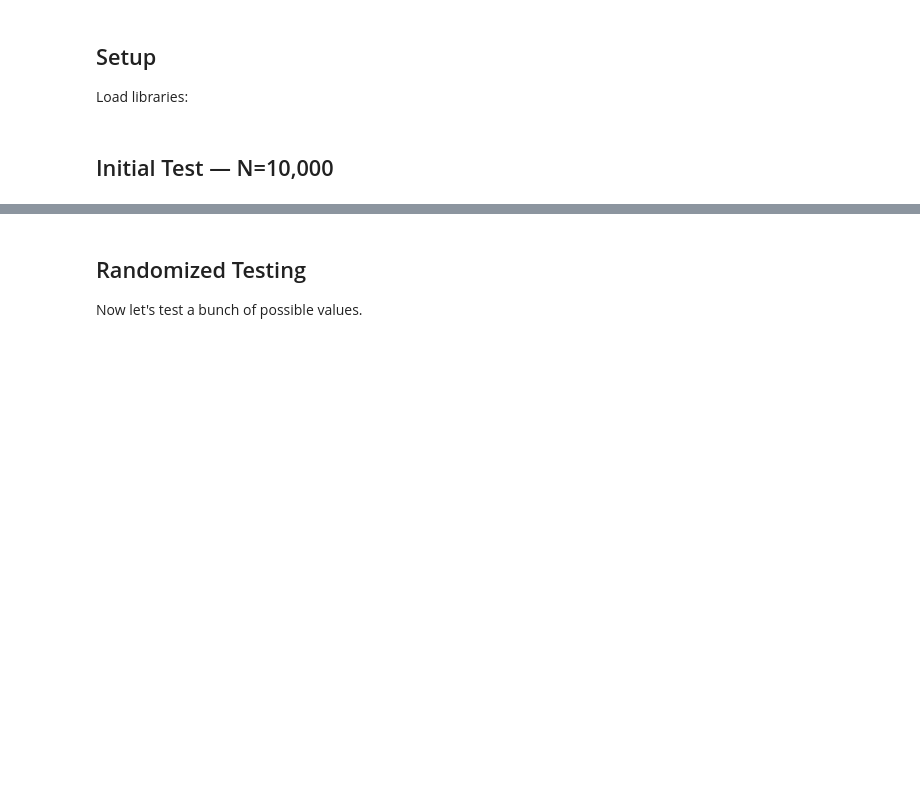
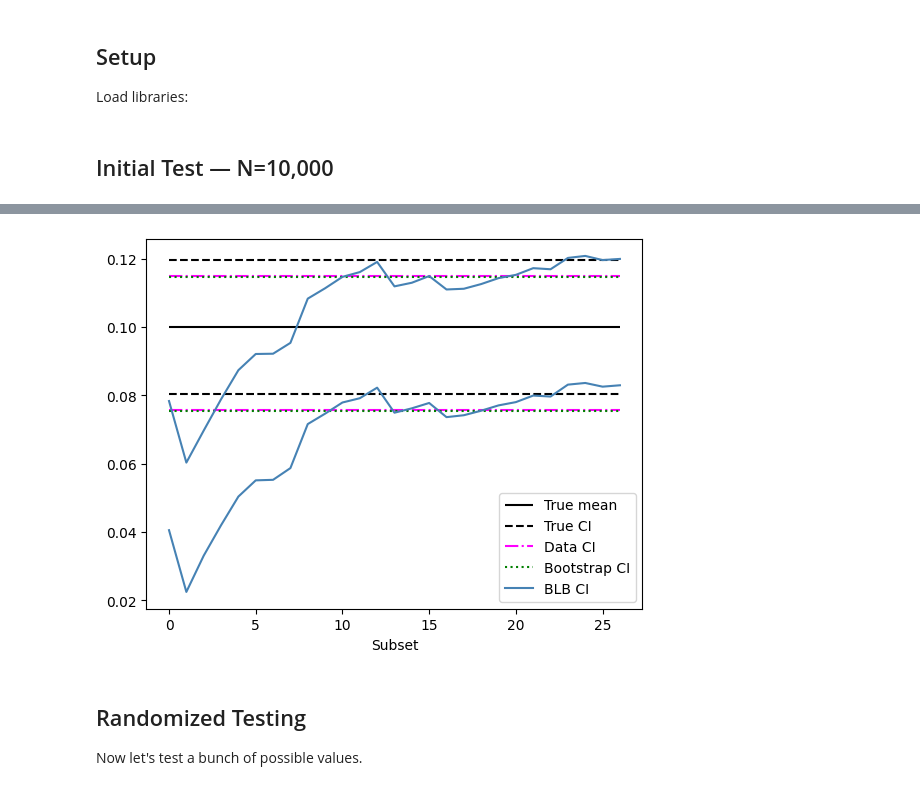
Before and after one commit to lenskit/lkpy, a Jupyter notebook: notebooks/BLB.ipynb, the cells around one changed output, grey strips where cells are left out. Saved outputs shown, nothing was run; the diff lists cells and outputs as text; code cells hidden in the pictures; blank space fills up the shorter version.

```diff
--- a/notebooks/BLB.ipynb
+++ b/notebooks/BLB.ipynb
@@ -57,3 +132,45 @@ plt.show()
+# %%
+plt.hlines([TRUE_MEAN], xmin=0, xmax=blb_sdf.index.max(), label="True mean", color="black")
+plt.hlines(
+    [TRUE_MEAN - 1.96 / np.sqrt(N), TRUE_MEAN + 1.96 / np.sqrt(N)],
+    xmin=0,
+    xmax=blb_sdf.index.max(),
+    label="True CI",
+    color="black",
+    ls="--",
+)
+plt.hlines(
+    [mean - 1.96 * ste, mean + 1.96 * ste],
+    xmin=0,
+    xmax=blb_sdf.index.max(),
+    label="Data CI",
+    color="magenta",
+    ls="-.",
+)
+plt.hlines(
+    [boot_res.confidence_interval.low, boot_res.confidence_interval.high],
+    xmin=0,
+    xmax=blb_sdf.index.max(),
+    label="Bootstrap CI",
+    color="green",
+    ls=":",
+)
+plt.plot(
+    blb_sdf.index,
+    blb_sdf["ci_lower"].cumsum() / (blb_sdf.index.values + 1),
+    color="steelblue",
+    label="BLB CI",
+)
+plt.plot(
+    blb_sdf.index,
+    blb_sdf["ci_upper"].cumsum() / (blb_sdf.index.values + 1),
+    color="steelblue",
+)
+plt.xlabel("Subset")
+plt.legend()
+plt.show()
+# %% [output]
+[figure, added]
 # %% [markdown]
 ## Randomized Testing
 
```
Also changed, not shown: parts of 8 cells of this notebook, 1 other file.
